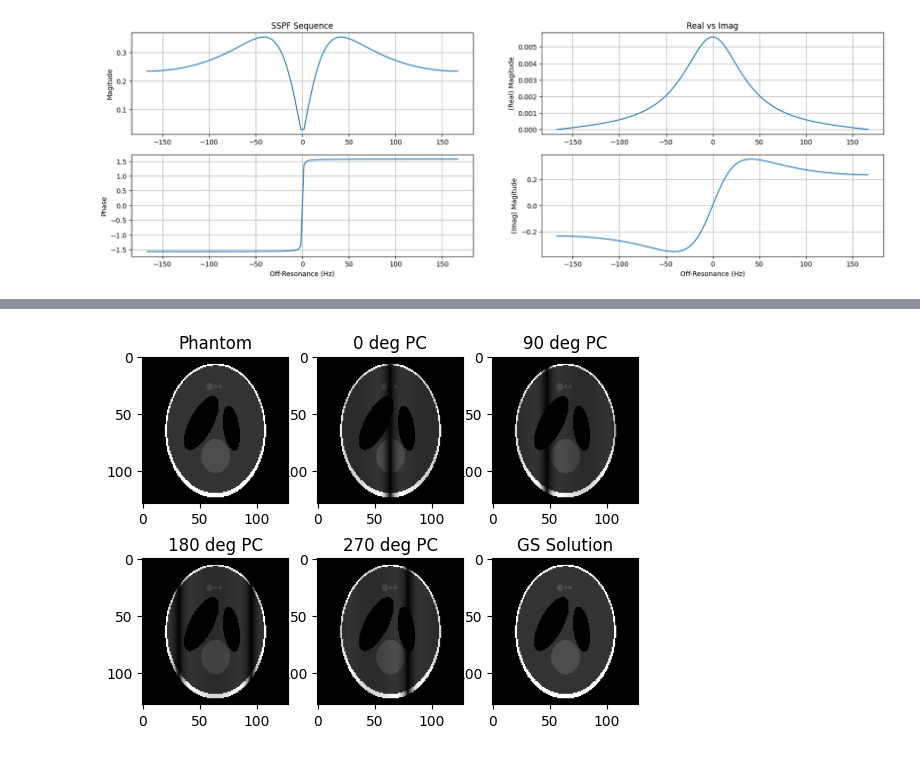
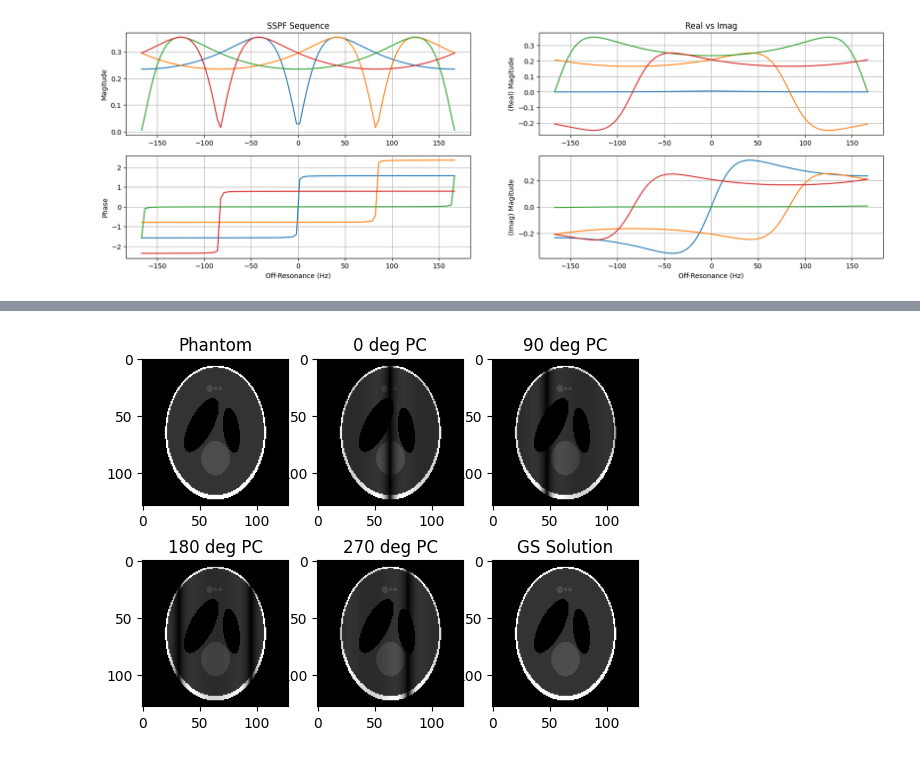
Before and after one commit to michaelmendoza/mssfp, a Jupyter notebook: notebooks/1_sspf_simulations.ipynb, the cells around one changed output, grey strips where cells are left out. Cells and saved outputs as stored; diff of their text form; code cells hidden in the pictures.

```diff
--- a/notebooks/1_sspf_simulations.ipynb
+++ b/notebooks/1_sspf_simulations.ipynb
@@ -14,41 +14,43 @@ from mssfp.phantoms import shepp_logan, simple
 from mssfp.recons import gs_recon
 # %%
 def ssfp_1d_example():
+    npcs = 4
     T1, T2 = 1, .5
     TR, alpha = 3e-3, np.deg2rad(30)
     TE = TR / 2.0
     BetaMax = np.pi
     beta = np.linspace(-BetaMax, BetaMax, 100)
     f = beta / TR / (2 * np.pi)
-    M = ssfp(T1, T2, TR, TE, alpha, f0=f)
+    pcs = np.linspace(0, 2 * math.pi, npcs, endpoint=False)
+    M = ssfp(T1, T2, TR, TE, alpha, f0=f, dphi=pcs)
 
     plt.figure(figsize=(20,6))
     plt.subplot(221)
     plt.plot(f, np.absolute(M))
     plt.ylabel('Magitude')
     plt.title('SSPF Sequence')
     plt.grid(True)
 
     plt.subplot(223)
     plt.plot(f, np.angle(M))
     plt.xlabel('Off-Resonance (Hz)')
     plt.ylabel('Phase')
     plt.grid(True)
 
     plt.subplot(222)
     plt.plot(f, M.real)
     plt.title('Real vs Imag')
     plt.ylabel('(Real) Magitude')
 
     plt.grid(True)
 
     plt.subplot(224)
     plt.plot(f, M.imag)
     plt.ylabel('(Imag) Magitude')
     plt.xlabel('Off-Resonance (Hz)')
     plt.grid(True)
     plt.show()
 
 ssfp_1d_example()
 # %% [output]
-[figure, old version]
+[figure, new version]
```
Also changed, not shown: parts of 3 cells of this notebook, 5 other files.
